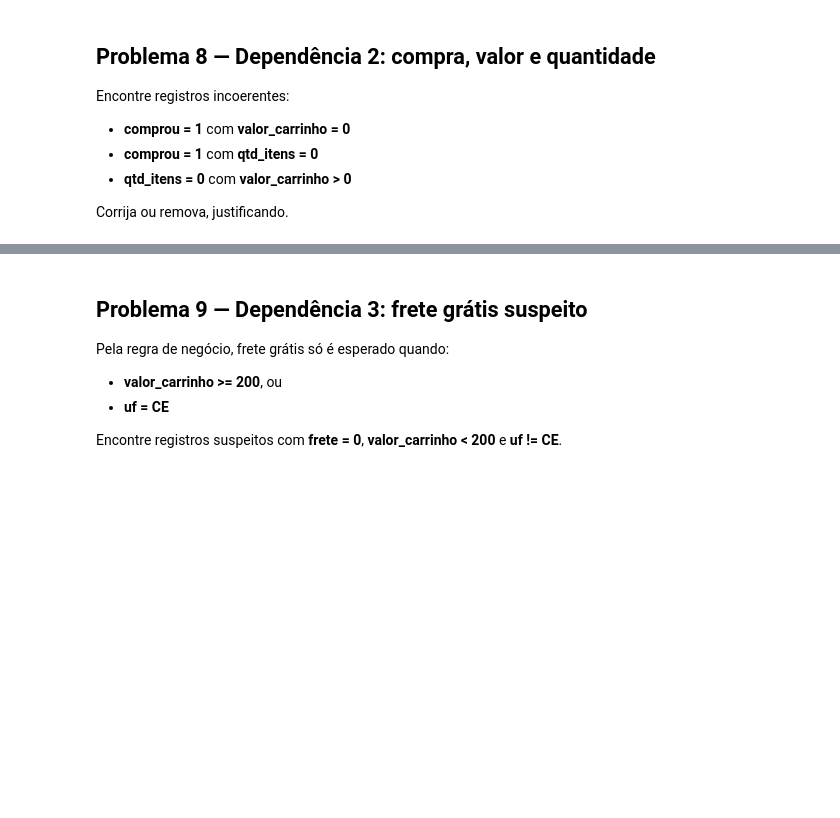
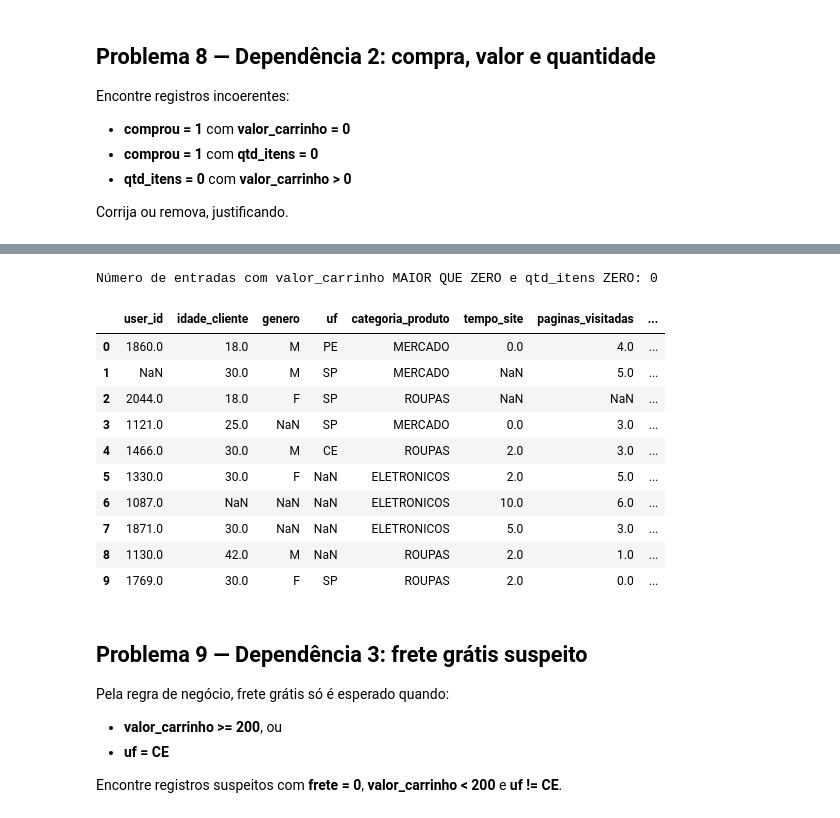
Before and after one commit to Somutt/revisao_py, a Jupyter notebook: 02_data_analysis/pandas_auditoria.ipynb, the cells around one changed output, grey strips where cells are left out. Cells and saved outputs as stored; diff of their text form; code cells hidden in the pictures; blank space fills up the shorter version.

```diff
--- a/02_data_analysis/pandas_auditoria.ipynb
+++ b/02_data_analysis/pandas_auditoria.ipynb
@@ -627,0 +714,5 @@ Corrija ou remova, justificando.
+# %%
+clean_df.loc[carrinho_zero, 'valor_carrinho'] = np.nan
+
+carrinho_zero = (clean_df['comprou'] == 'SIM') & (clean_df['valor_carrinho'] == 0)
+print('Número de entradas com comprou SIM e valor_carrinho ZERO:', len( clean_df[carrinho_zero] ))
@@ -627,0 +721,5 @@ Corrija ou remova, justificando.
+# %%
+clean_df.loc[qtd_zero, 'qtd_itens'] = np.nan
+
+qtd_zero = (clean_df['qtd_itens'] == 0) & (clean_df['comprou'] == 'SIM')
+print('Número de entradas com comprou SIM e qtd_itens ZERO:', len( clean_df[qtd_zero] ))
@@ -627,0 +730,5 @@ Corrija ou remova, justificando.
+# %%
+carrinho_qtd = (clean_df['valor_carrinho'] > 0) & (clean_df['qtd_itens'] == 0)
+
+print('Número de entradas com valor_carrinho MAIOR QUE ZERO e qtd_itens ZERO:', len( clean_df[carrinho_qtd] ))
+clean_df[carrinho_qtd].head()
@@ -628,3 +743,24 @@ Corrija ou remova, justificando.
+# %%
+clean_df.loc[ carrinho_qtd, 'qtd_itens' ] = np.nan
+
+carrinho_qtd = (clean_df['valor_carrinho'] > 0) & (clean_df['qtd_itens'] == 0)
+print('Número de entradas com valor_carrinho MAIOR QUE ZERO e qtd_itens ZERO:', len( clean_df[carrinho_qtd] ))
+# %% [output]
+Número de entradas com valor_carrinho MAIOR QUE ZERO e qtd_itens ZERO: 0
+# %%
+clean_df.head(10)
+# %% [output]
+|  | user_id | idade_cliente | genero | uf | categoria_produto | tempo_site | paginas_visitadas | ... |
+| 0 | 1860.0 | 18.0 | M | PE | MERCADO | 0.0 | 4.0 | ... |
+| 1 | NaN | 30.0 | M | SP | MERCADO | NaN | 5.0 | ... |
+| 2 | 2044.0 | 18.0 | F | SP | ROUPAS | NaN | NaN | ... |
+| 3 | 1121.0 | 25.0 | NaN | SP | MERCADO | 0.0 | 3.0 | ... |
+| 4 | 1466.0 | 30.0 | M | CE | ROUPAS | 2.0 | 3.0 | ... |
+| 5 | 1330.0 | 30.0 | F | NaN | ELETRONICOS | 2.0 | 5.0 | ... |
+| 6 | 1087.0 | NaN | NaN | NaN | ELETRONICOS | 10.0 | 6.0 | ... |
+| 7 | 1871.0 | 30.0 | NaN | NaN | ELETRONICOS | 5.0 | 3.0 | ... |
+| 8 | 1130.0 | 42.0 | M | NaN | ROUPAS | 2.0 | 1.0 | ... |
+| 9 | 1769.0 | 30.0 | F | SP | ROUPAS | 2.0 | 0.0 | ... |
 # %% [markdown]
 ## Problema 9 — Dependência 3: frete grátis suspeito
 
```
Also changed, not shown: parts of 27 cells of this notebook.
